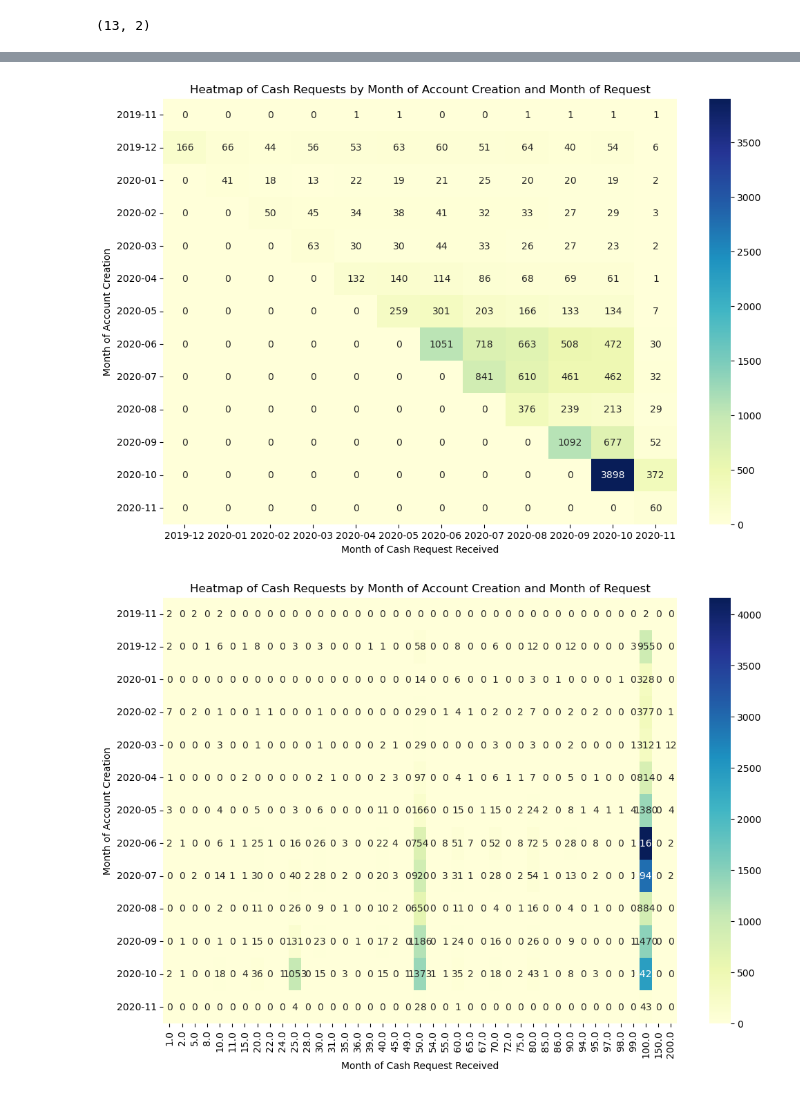
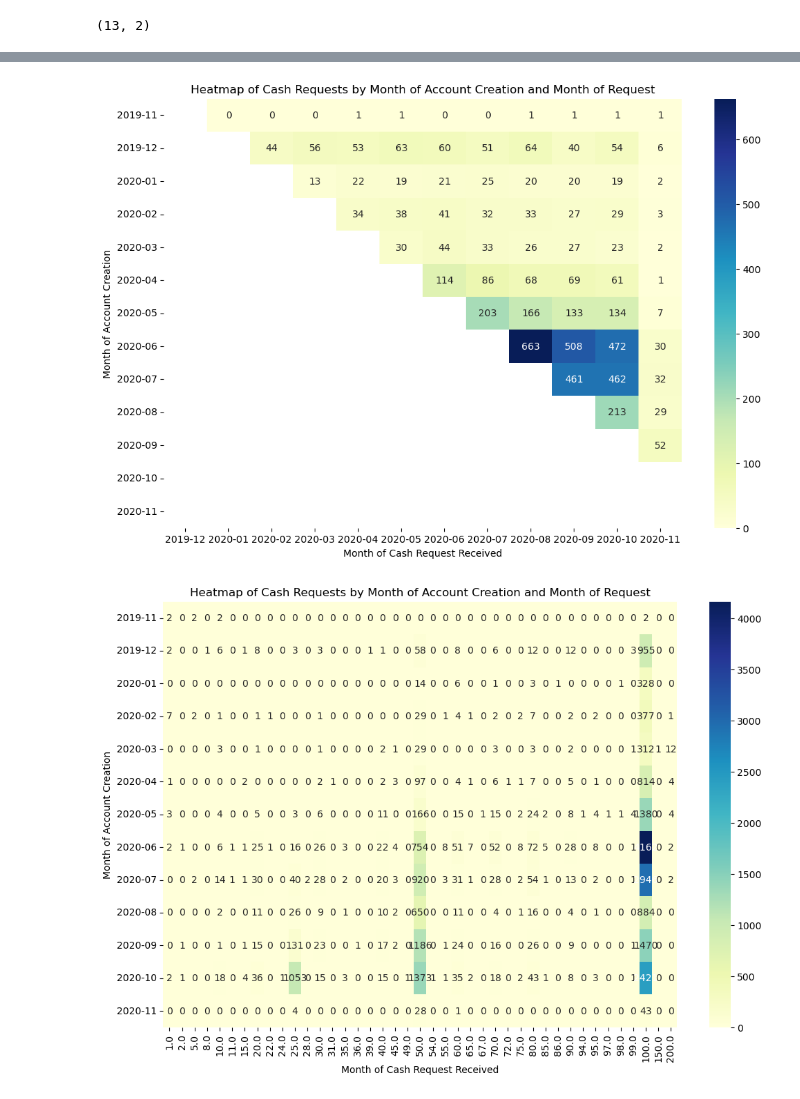
Before and after one commit to ooolychee/project-1-ironhack-payments-es, a Jupyter notebook: project1_eda.ipynb, the cells around one changed output, grey strips where cells are left out. Saved outputs shown, nothing was run; the diff lists cells and outputs as text; code cells hidden in the pictures.

```diff
--- a/project1_eda.ipynb
+++ b/project1_eda.ipynb
@@ -132,15 +140,3 @@ request_df_2 = request_df_2.sort_values(["created_at"])
 # %% [output]
 11793
 11793
-# %%
-#Ver agrupacion de usuarios por el mes de su primer adelanto
-request_df_2['created_at'].dt.month
-
-#Creo una nueva columna con el mes del adelanto
-request_df_2['month_cohort'] = request_df_2['created_at'].dt.to_period("M")
-
-request_df_2.groupby("month_cohort").count()
-
-
-
-#request_df_2.groupby("month_cohort").sum(["amount"])
@@ -215,19 +194,21 @@ meses_espanol = [
 
 plt.figure(figsize=(12, 6))
 
-sns.histplot(request_df_2['month_cohort'], alpha=0.5)
+request_df_2['cohort_de_verdad'] = request_df_2['cohort_de_verdad'].astype(str)
 
-plt.title('Distribución de la Cantidad de la Solicitud de Efectivo por Mes', fontsize=16)
+sns.histplot(request_df_2['cohort_de_verdad'], alpha=0.5)
 
-plt.xlabel('Mes')
+plt.title('Distribución de la Cantidad de la Solicitud de Efectivo por Cohort', fontsize=16)
+
+plt.xlabel('Cohort')
 
 plt.ylabel('Frecuencia')
 
 plt.yticks(fontsize=12)
 
-plt.xticks(ticks=range(12), labels=meses_espanol, rotation=45)
+plt.xticks(ticks=range(13), labels=meses_espanol, rotation=45)
 
-plt.xlim(0, 12)
+plt.xlim(-1, 13)
 
 plt.grid(axis='y', linestyle='--', alpha=0.7)
 
@@ -329,5 +290,0 @@ NameError: name 'transfer_counts' is not defined
-# %%
-#request_df_2['cash_request_received_date'] = pd.to_datetime(request_df_2['cash_request_received_date'], errors="coerce")
-
-request_df_2['cash_request_received_date'] = request_df_2['cash_request_received_date'].dt.to_period("M")
-request_df_2
@@ -368,23 +312,27 @@ request_df_3
 |  | 2020-11 | 489 | 489 | 489 | 489 | 489 | 489 | 28 | ... |
 | 2020-11 | 2020-11 | 108 | 108 | 108 | 108 | 108 | 108 | 9 | ... |
 # %%
+#Crear un heat map de cuantos Cash Requests hubo en cada mes, por cada uno de los cohortes
 import pandas as pd
 import seaborn as sns
 import matplotlib.pyplot as plt
 
 
 # Group by month_cohort and cash_request_received_month and count the occurrences
 heatmap_data = request_df_2.groupby(['cohort_de_verdad', 'cash_request_received_date']).size().unstack(fill_value=0)
 
+# Mask the lower triangle of the heatmap data
+mask = np.tril(np.ones_like(heatmap_data, dtype=bool))
+
 # Plot heatmap
 plt.figure(figsize=(12, 8))
-sns.heatmap(heatmap_data, annot=True, fmt="d", cmap="YlGnBu")
+sns.heatmap(heatmap_data, annot=True, fmt="d", cmap="YlGnBu", mask=mask)
 plt.title('Heatmap of Cash Requests by Month of Account Creation and Month of Request')
 plt.xlabel('Month of Cash Request Received')
 plt.ylabel('Month of Account Creation')
 plt.show()
 # %% [output]
-[figure, old version]
+[figure, new version]
 # %%
 # Group by month_cohort and cash_request_received_month and count the occurrences
 heatmap_data2 = request_df_2.groupby(['cohort_de_verdad', 'amount']).size().unstack(fill_value=0)
```
Also changed, not shown: parts of 18 cells of this notebook.
